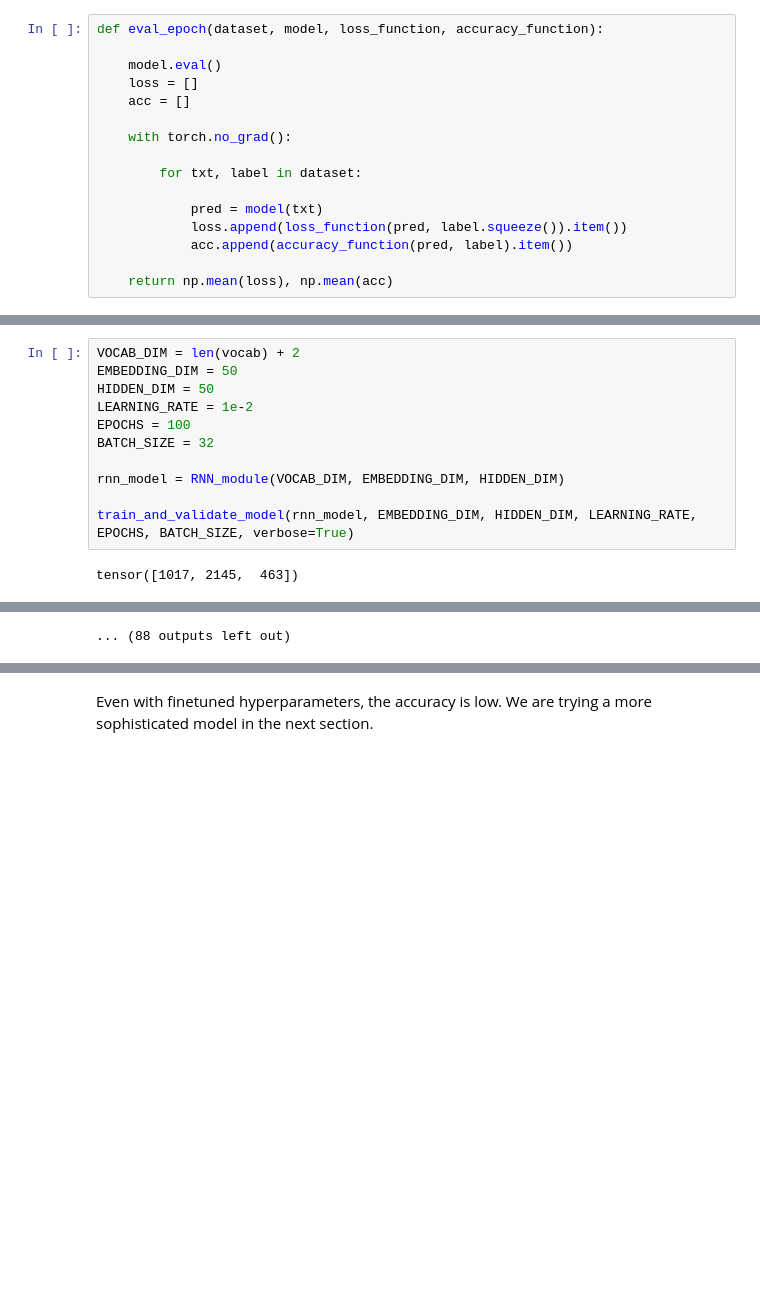
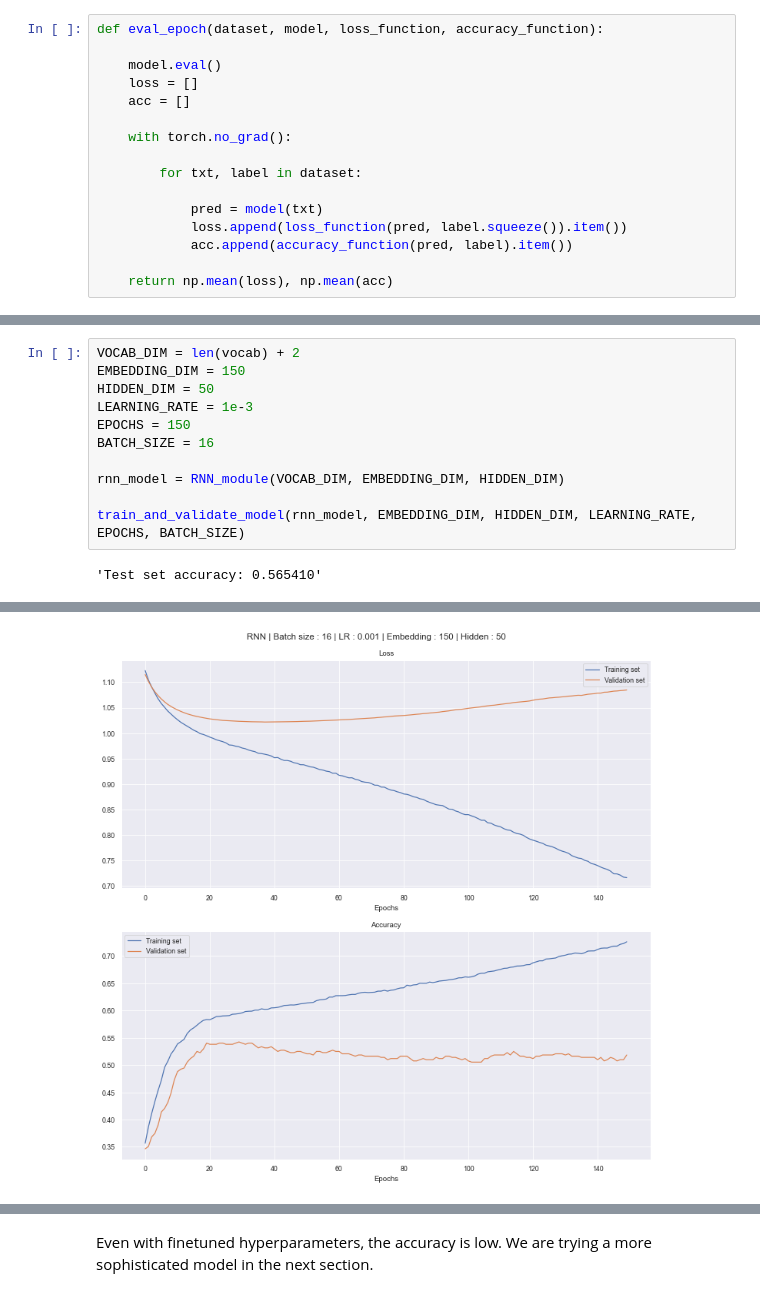
Before and after one commit to CamilleLeempoels/NLP_Financial_Sentiment_Analysis, a Jupyter notebook: nlp_project.ipynb, the cells around one changed output, grey strips where cells are left out. Drawn from its saved outputs; the diff is of its cells as text; blank space fills up the shorter version.

```diff
--- a/nlp_project.ipynb
+++ b/nlp_project.ipynb
@@ -378,14 +385,14 @@ def train_and_validate_model(model, EMBEDDING_DIM, HIDDEN_DIM, LEARNING_RATE, EP
     return("Test set accuracy: %f" % eval_epoch(test_dataloader, model, loss_function, accuracy_function)[1])
 # %%
 VOCAB_DIM = len(vocab) + 2
-EMBEDDING_DIM = 50
+EMBEDDING_DIM = 150
 HIDDEN_DIM = 50
-LEARNING_RATE = 1e-2
-EPOCHS = 100
-BATCH_SIZE = 32
+LEARNING_RATE = 1e-3
+EPOCHS = 150
+BATCH_SIZE = 16
 
 rnn_model = RNN_module(VOCAB_DIM, EMBEDDING_DIM, HIDDEN_DIM)
 
-train_and_validate_model(rnn_model, EMBEDDING_DIM, HIDDEN_DIM, LEARNING_RATE, EPOCHS, BATCH_SIZE, verbose=True)
+train_and_validate_model(rnn_model, EMBEDDING_DIM, HIDDEN_DIM, LEARNING_RATE, EPOCHS, BATCH_SIZE)
 # %% [output]
-tensor([1017, 2145,  463])
+'Test set accuracy: 0.565410'
@@ -425 +399 @@ Validation loss : 1.008060336112976 | Validation accuracy : 0.4901960790157318
-... (88 outputs left out)
+[figure, added]
```
Also changed, not shown: parts of 78 cells of this notebook, 1 other file.
